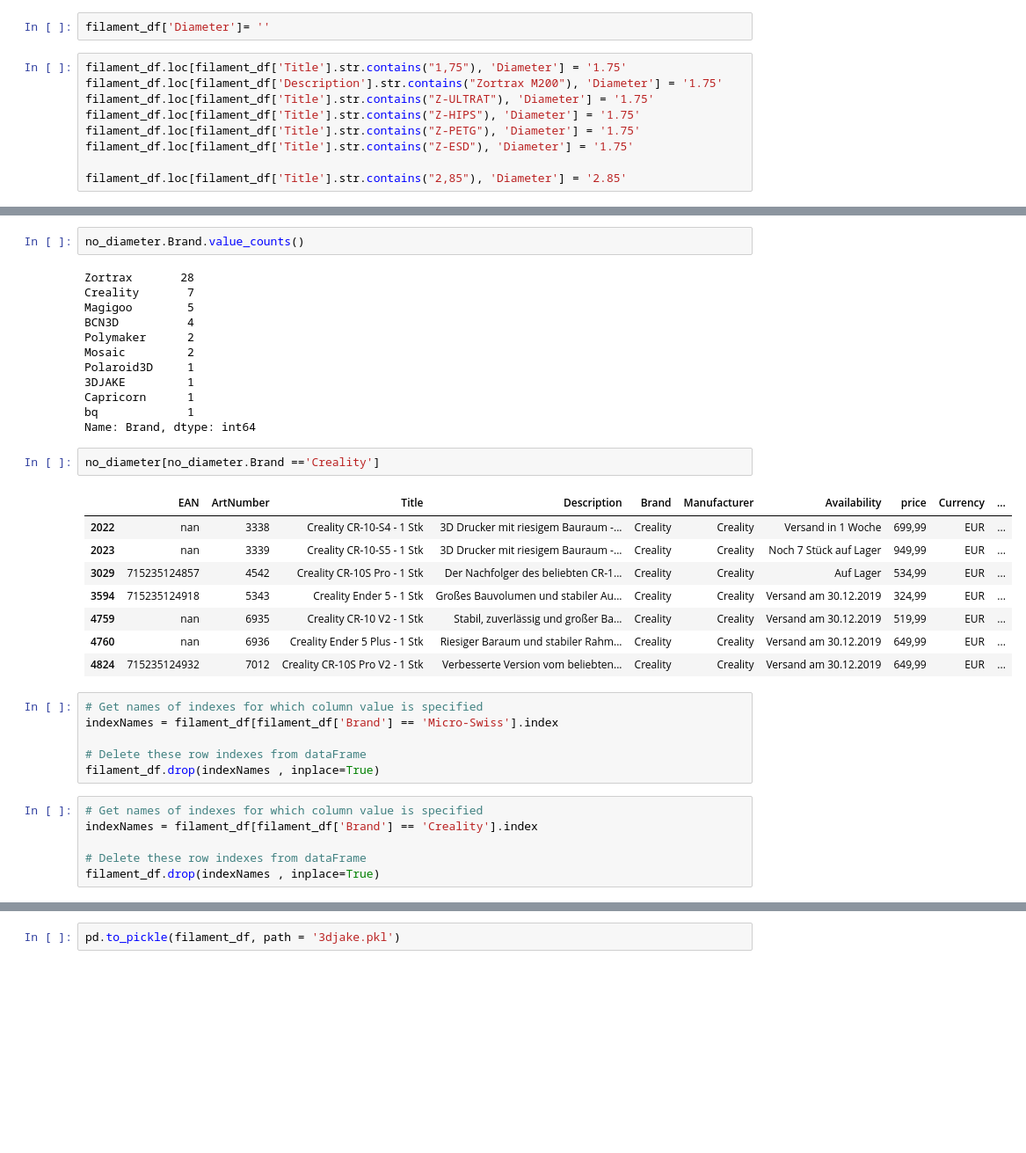
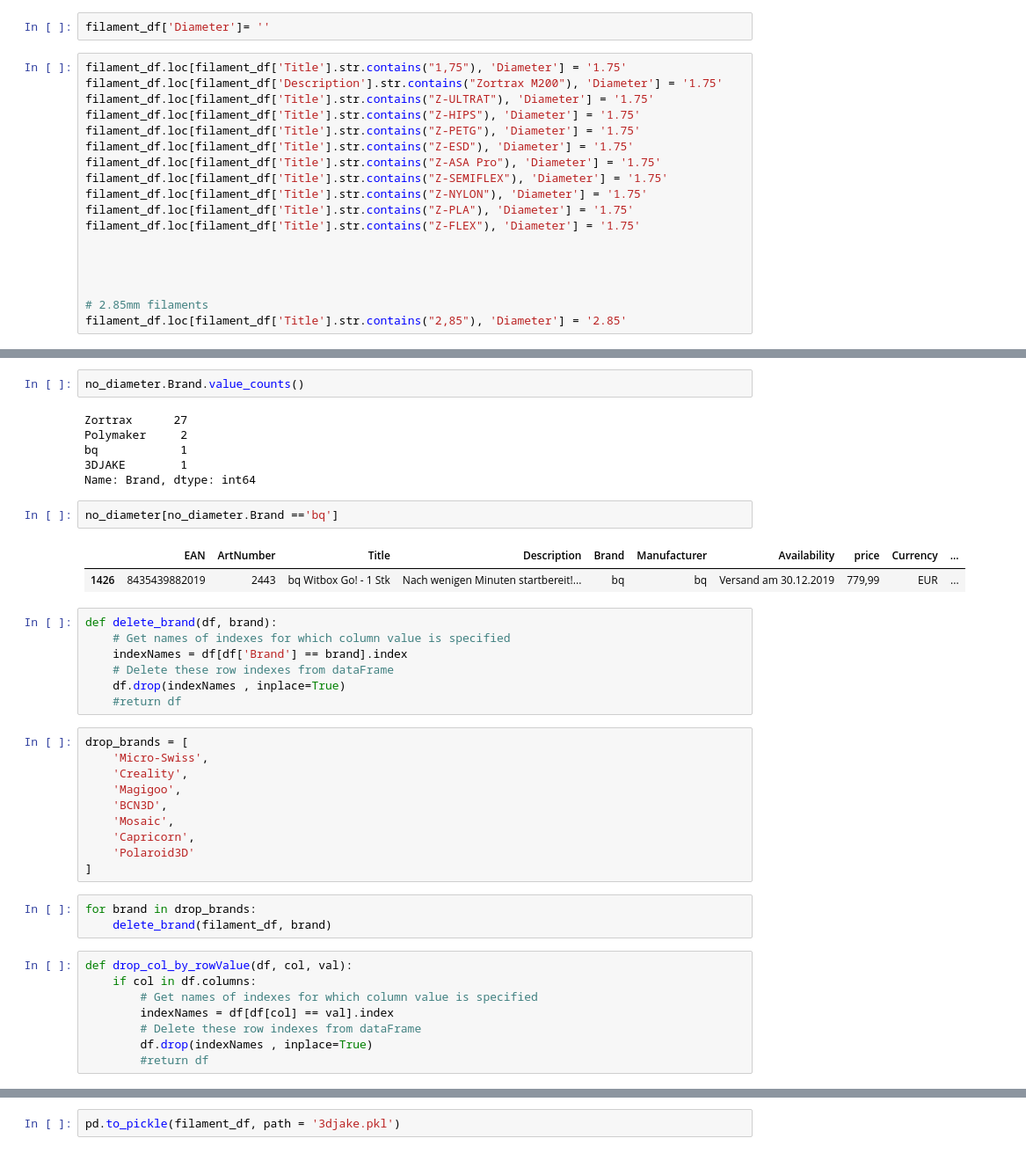
Before and after one commit to subrockmann/product-cleaner, a Jupyter notebook: 3djake Produktdaten.ipynb, the cells around one changed output, grey strips where cells are left out. Shown: that part at 88% size. Drawn from its saved outputs; the diff is of its cells as text; blank space fills up the shorter version.

```diff
--- a/3djake Produktdaten.ipynb
+++ b/3djake Produktdaten.ipynb
@@ -152,7 +154,16 @@ filament_df.loc[filament_df['Title'].str.contains("Z-ULTRAT"), 'Diameter'] = '1.
 filament_df.loc[filament_df['Title'].str.contains("Z-HIPS"), 'Diameter'] = '1.75'
 filament_df.loc[filament_df['Title'].str.contains("Z-PETG"), 'Diameter'] = '1.75'
 filament_df.loc[filament_df['Title'].str.contains("Z-ESD"), 'Diameter'] = '1.75'
+filament_df.loc[filament_df['Title'].str.contains("Z-ASA Pro"), 'Diameter'] = '1.75'
+filament_df.loc[filament_df['Title'].str.contains("Z-SEMIFLEX"), 'Diameter'] = '1.75'
+filament_df.loc[filament_df['Title'].str.contains("Z-NYLON"), 'Diameter'] = '1.75'
+filament_df.loc[filament_df['Title'].str.contains("Z-PLA"), 'Diameter'] = '1.75'
+filament_df.loc[filament_df['Title'].str.contains("Z-FLEX"), 'Diameter'] = '1.75'
 
+
+
+
+# 2.85mm filaments
 filament_df.loc[filament_df['Title'].str.contains("2,85"), 'Diameter'] = '2.85'
 # %%
 no_diameter = filament_df[filament_df['Diameter'] == '']
@@ -178,37 +173,41 @@ no_diameter
 # %%
 no_diameter.Brand.value_counts()
 # %% [output]
-Zortrax       28
-Creality       7
-Magigoo        5
-BCN3D          4
-Polymaker      2
-Mosaic         2
-Polaroid3D     1
-3DJAKE         1
-Capricorn      1
-bq             1
+Zortrax      27
+Polymaker     2
+bq            1
+3DJAKE        1
 Name: Brand, dtype: int64
 # %%
-no_diameter[no_diameter.Brand =='Creality']
+no_diameter[no_diameter.Brand =='bq']
 # %% [output]
 |  | EAN | ArtNumber | Title | Description | Brand | Manufacturer | Availability | price | Currency | ... |
-| 2022 | nan | 3338 | Creality CR-10-S4 - 1 Stk | 3D Drucker mit riesigem Bauraum -... | Creality | Creality | Versand in 1 Woche | 699,99 | EUR | ... |
-| 2023 | nan | 3339 | Creality CR-10-S5 - 1 Stk | 3D Drucker mit riesigem Bauraum -... | Creality | Creality | Noch 7 Stück auf Lager | 949,99 | EUR | ... |
-| 3029 | 715235124857 | 4542 | Creality CR-10S Pro - 1 Stk | Der Nachfolger des beliebten CR-1... | Creality | Creality | Auf Lager | 534,99 | EUR | ... |
-| 3594 | 715235124918 | 5343 | Creality Ender 5 - 1 Stk | Großes Bauvolumen und stabiler Au... | Creality | Creality | Versand am 30.12.2019 | 324,99 | EUR | ... |
-| 4759 | nan | 6935 | Creality CR-10 V2 - 1 Stk | Stabil, zuverlässig und großer Ba... | Creality | Creality | Versand am 30.12.2019 | 519,99 | EUR | ... |
-| 4760 | nan | 6936 | Creality Ender 5 Plus - 1 Stk | Riesiger Baraum und stabiler Rahm... | Creality | Creality | Versand am 30.12.2019 | 649,99 | EUR | ... |
-| 4824 | 715235124932 | 7012 | Creality CR-10S Pro V2 - 1 Stk | Verbesserte Version vom beliebten... | Creality | Creality | Versand am 30.12.2019 | 649,99 | EUR | ... |
+| 1426 | 8435439882019 | 2443 | bq Witbox Go! - 1 Stk | Nach wenigen Minuten startbereit!... | bq | bq | Versand am 30.12.2019 | 779,99 | EUR | ... |
 # %%
-# Get names of indexes for which column value is specified
-indexNames = filament_df[filament_df['Brand'] == 'Micro-Swiss'].index
-
-# Delete these row indexes from dataFrame
-filament_df.drop(indexNames , inplace=True)
+def delete_brand(df, brand):
+    # Get names of indexes for which column value is specified
+    indexNames = df[df['Brand'] == brand].index
+    # Delete these row indexes from dataFrame
+    df.drop(indexNames , inplace=True)
+    #return df
+# %%
+drop_brands = [
+    'Micro-Swiss',
+    'Creality',
+    'Magigoo',
+    'BCN3D',
+    'Mosaic',
+    'Capricorn',
+    'Polaroid3D'
+]
+# %%
+for brand in drop_brands:
+    delete_brand(filament_df, brand)
 # %%
-# Get names of indexes for which column value is specified
-indexNames = filament_df[filament_df['Brand'] == 'Creality'].index
-
-# Delete these row indexes from dataFrame
-filament_df.drop(indexNames , inplace=True)
+def drop_col_by_rowValue(df, col, val):
+    if col in df.columns:
+        # Get names of indexes for which column value is specified
+        indexNames = df[df[col] == val].index
+        # Delete these row indexes from dataFrame
+        df.drop(indexNames , inplace=True)
+        #return df
```
Also changed, not shown: parts of 15 cells of this notebook.
